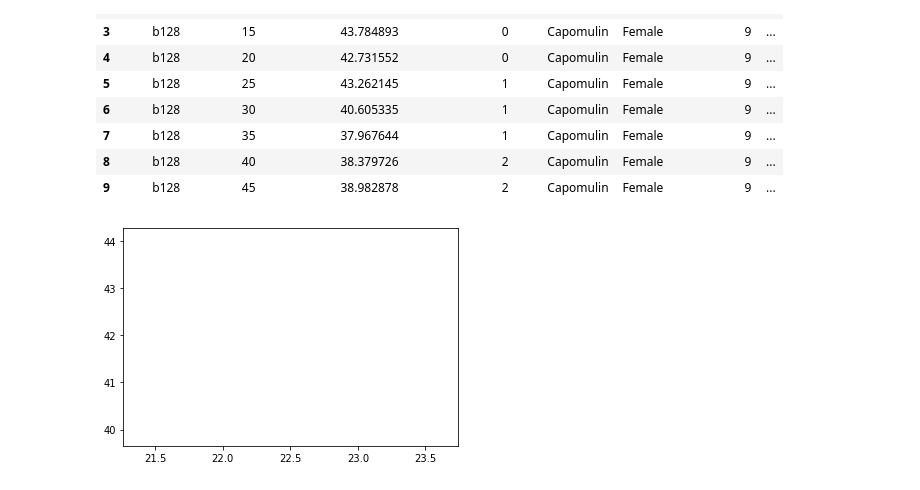
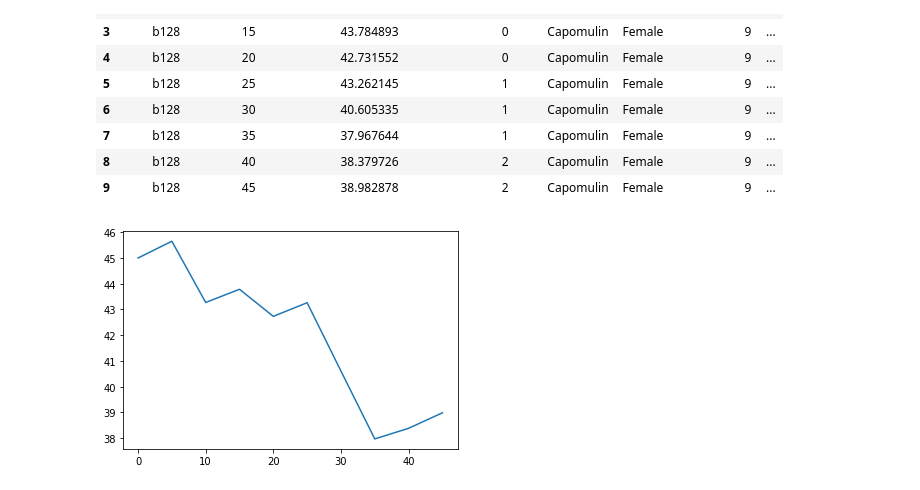
Before and after one commit to Wheezyotter/data_visualization-challenge, a Jupyter notebook: pymaceuticals.ipynb, the cells around one changed output. Drawn from its saved outputs; the diff is of its cells as text; code cells hidden in the pictures.

Commit message:
Fixed line graph

```diff
--- a/pymaceuticals.ipynb
+++ b/pymaceuticals.ipynb
@@ -230,15 +231,15 @@ tumor_vol_capomulin_b128
 | 8 | b128 | 40 | 38.379726 | 2 | Capomulin | Female | 9 | ... |
 | 9 | b128 | 45 | 38.982878 | 2 | Capomulin | Female | 9 | ... |
 # %%
-tumor_vol_cap_b128_line = tumor_vol_capomulin_b128["Tumor Volume (mm3)"].mean()
-time_cap_128_line = tumor_vol_capomulin_b128["Timepoint"].mean()
+tumor_vol_cap_b128_line = tumor_vol_capomulin_b128["Tumor Volume (mm3)"]
+time_cap_128_line = tumor_vol_capomulin_b128["Timepoint"]
 
-fig1, ax1 = plt.subplots()
-ax1.plot(time_cap_128_line, tumor_vol_cap_b128_line)
+fig2, ax2 = plt.subplots()
+ax2.plot(time_cap_128_line, tumor_vol_cap_b128_line)
 
 # Format!!
 
 plt.show()
 # %% [output]
-[figure, old version]
+[figure, new version]
 # %%
```
Also changed, not shown: parts of 3 cells of this notebook.
